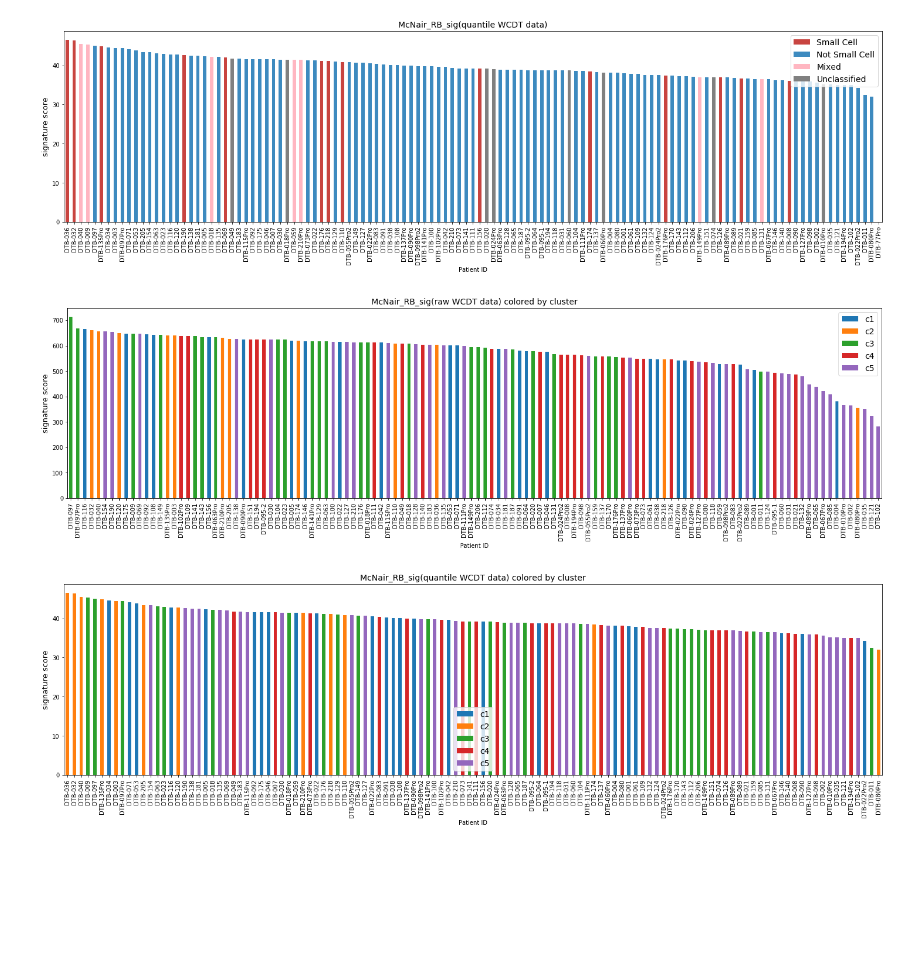
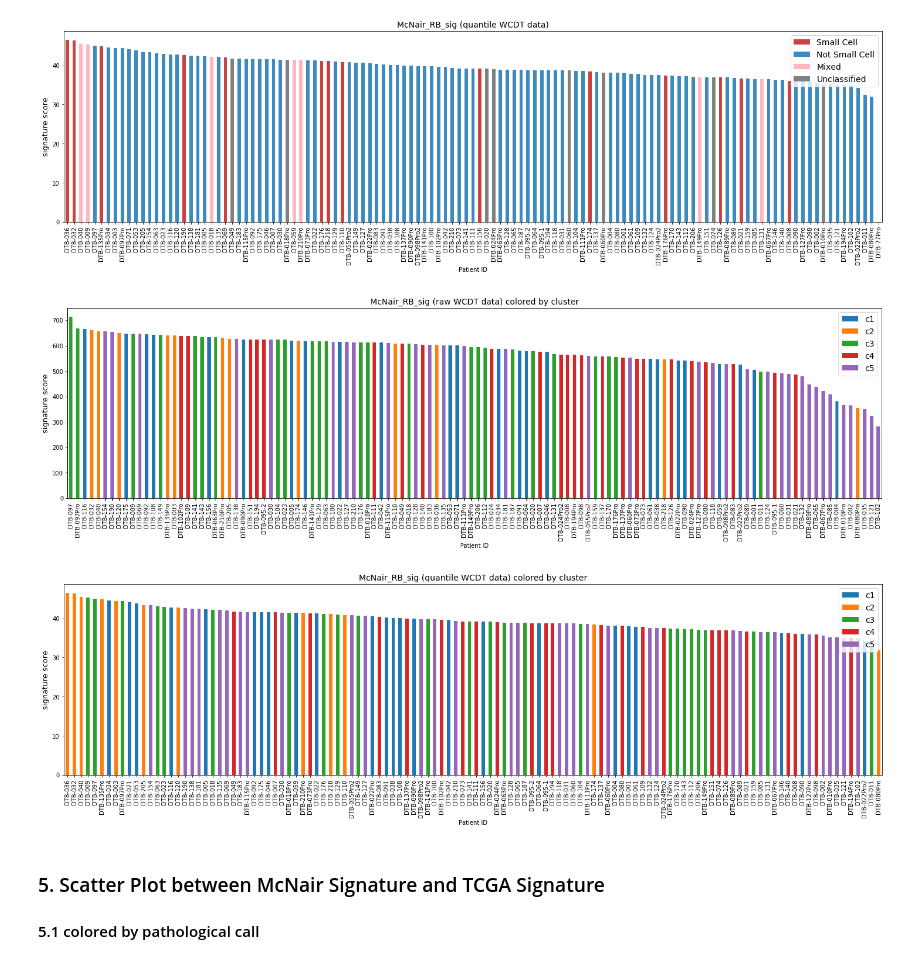
Before and after one commit to MollyZhang/ARsig_python, a Jupyter notebook: RB1sig.ipynb, the cells around one changed output. Cells and saved outputs as stored; diff of their text form; code cells hidden in the pictures; blank space fills up the shorter version.

Commit message:
scatter plots

```diff
--- a/RB1sig.ipynb
+++ b/RB1sig.ipynb
@@ -310,7 +311,7 @@ example_sig = pd.read_csv("./data/TCGA/RBsig_TCGA.csv", header=None)
 common_genes = sorted(list(set(example_sig[0]).intersection(set(WCDT_df.columns))))
 # %%
 RBscores = pd.DataFrame(index=WCDT_df.index)
-for sig_type in ["TCGA", "TCGA_prostate"]:
+for sig_type in ["TCGA", "TCGA_prostate", "TCGA_no_prostate"]:
     for rb_type in ["mutation", "biallelic_loss", "combined"]:
         filename = "./data/TCGA/RBsig_{0}_RB_{1}.csv".format(sig_type, rb_type)
         sig_df = pd.read_csv(filename, header=None)
@@ -414,18 +421,18 @@ for sig in RBscores.columns:
 # %%
 mcnair_sig = "./data/McNair_RB_loss_sig.txt"
 mcnair_sig_genes = list(pd.read_csv("./data/McNair_RB_loss_sig.txt", header=None)[0])
-WCDT_df = pd.read_csv(WCDT_mRNA, delimiter="\t", index_col="gene_id").T
-WCDT_df_rank = pd.read_csv(WCDT_mRNA, delimiter="\t", index_col="gene_id").T.rank(axis=1, pct=True)
+WCDT_df = pd.read_csv(WCDT_mRNA, delimiter="\t", index_col="gene_id").T.loc[RBscores.index]
+WCDT_df_rank = WCDT_df.rank(axis=1, pct=True)
 # %%
 common_genes = list(set(mcnair_sig_genes).intersection(set(WCDT_df.columns)))
-RBscores = pd.DataFrame(index=WCDT_df.index)
-RBscores["McNair_RB_sig(raw WCDT data)"] = WCDT_df[common_genes].sum(axis=1)
-RBscores["McNair_RB_sig(quantile WCDT data)"] = WCDT_df_rank[common_genes].sum(axis=1)
-RBscores = RBscores.loc[path_call_df.index]
+assert(list(RBscores.index)==list(WCDT_df.index))
+assert(list(RBscores.index)==list(WCDT_df_rank.index))
+RBscores["McNair_RB_sig (raw WCDT data)"] = WCDT_df[common_genes].sum(axis=1)
+RBscores["McNair_RB_sig (quantile WCDT data)"] = WCDT_df_rank[common_genes].sum(axis=1)
 # %%
 assert(sorted(list(RBscores.index)) == sorted(list(path_call_df.index)))
 
-for sig in RBscores.columns:
+for sig in RBscores.columns[-2:]:
     RBscores.sort_values(sig, ascending=False, inplace=True)
     small_cell = list(path_call_df[path_call_df["Path Classification"] == "Small Cell"].index)
     mixed = list(path_call_df[path_call_df["Path Classification"] == "Mixed"].index)
@@ -458,29 +465,29 @@ RBscores = RBscores.loc[common_samples]
 cluster_df = cluster_df.loc[common_samples]
 assert(sorted(list(RBscores.index)) == sorted(list(cluster_df.index)))
 # %%
-for sig in RBscores.columns:
+for sig in RBscores.columns[-2:]:
     RBscores.sort_values(sig, ascending=False, inplace=True)
     c1 = list(cluster_df[cluster_df[1] == "c1"].index)
     c2 = list(cluster_df[cluster_df[1] == "c2"].index)
     c3 = list(cluster_df[cluster_df[1] == "c3"].index)
     c4 = list(cluster_df[cluster_df[1] == "c4"].index)
     c5 = list(cluster_df[cluster_df[1] == "c5"].index)
     colors_dict = dict(zip(c1 + c2 + c3 + c4 + c5,
                       [colors[0]] * len(c1) + [colors[1]] * len(c2) +
                       [colors[2]] * len(c3) + [colors[3]] * len(c4) + [colors[4]] * len(c5)))
     fig, ax= plt.subplots()
     fig.set_size_inches(25,6)
     RBscores[sig].plot.bar(ax=ax, color=[colors_dict[i] for i in RBscores.index])
     ax.set_ylabel("signature score", fontsize=13)
     c1_proxy = plt.Rectangle((0, 0), 1, 1, fc=colors[0])
     c2_proxy = plt.Rectangle((0, 0), 1, 1, fc=colors[1])
     c3_proxy = plt.Rectangle((0, 0), 1, 1, fc=colors[2])
     c4_proxy = plt.Rectangle((0, 0), 1, 1, fc=colors[3])
     c5_proxy = plt.Rectangle((0, 0), 1, 1, fc=colors[4])
     ax.legend([c1_proxy,c2_proxy,c3_proxy,c4_proxy,c5_proxy],
-              ['c1','c2','c3','c4','c5'], fontsize=14)
+              ['c1','c2','c3','c4','c5'], fontsize=14, loc="upper right")
     ax.set_title("{0} colored by cluster".format(sig), fontsize=14)
     fig.savefig("./{0}_scores_cluster_color.png".format(sig), dpi=200)
 # %% [output]
 [figure]
-[figure, old version]
+[figure, new version]
@@ -486,0 +496,3 @@ for sig in RBscores.columns:
+# %% [markdown]
+### 5. Scatter Plot between McNair Signature and TCGA Signature
+#### 5.1 colored by pathological call
```
Also changed, not shown: parts of 10 cells of this notebook.
